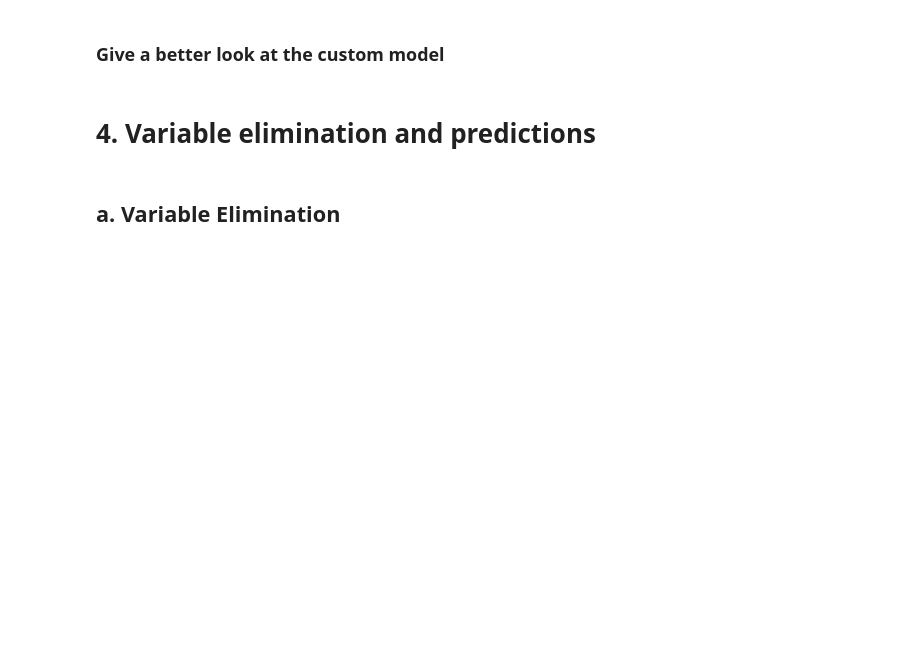
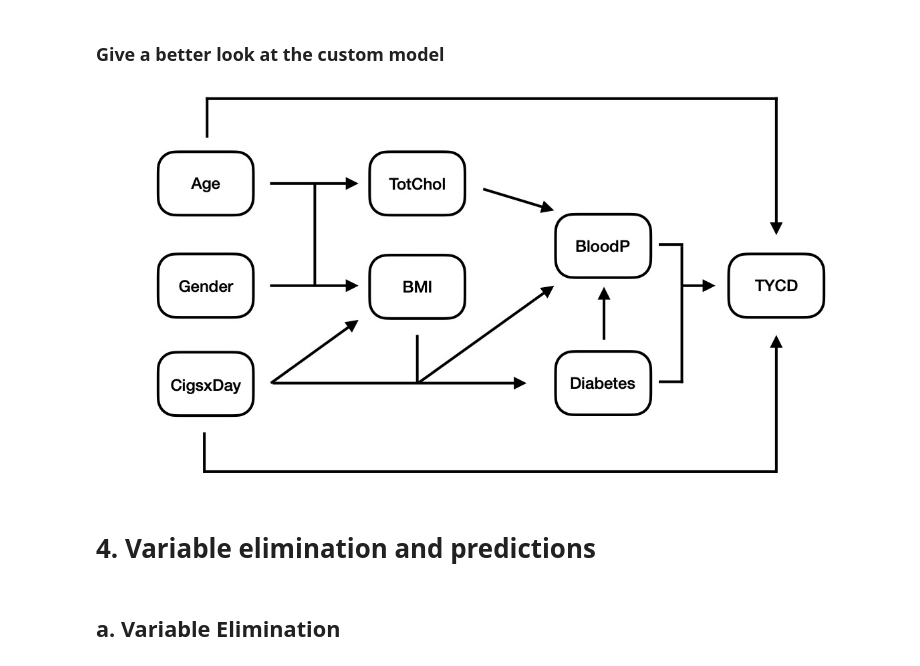
Before and after one commit to TarMatt/Coronary_disease, a Jupyter notebook: uni_project.ipynb, the cells around one changed output. Saved outputs shown, nothing was run; the diff lists cells and outputs as text; code cells hidden in the pictures; blank space fills up the shorter version.

```diff
--- a/uni_project.ipynb
+++ b/uni_project.ipynb
@@ -310,6 +311,11 @@ Custom model BIC: -28312.095888547377
 ### Give a better look at the custom model
 # %%
 #An image of the model
+from PIL import Image
+
+Image.open('Network.jpeg')
+# %% [output]
+[figure, added]
 # %% [markdown]
 # 4. Variable elimination and predictions
 # %% [markdown]
```
Also changed, not shown: parts of 23 cells of this notebook, 4 other files.
